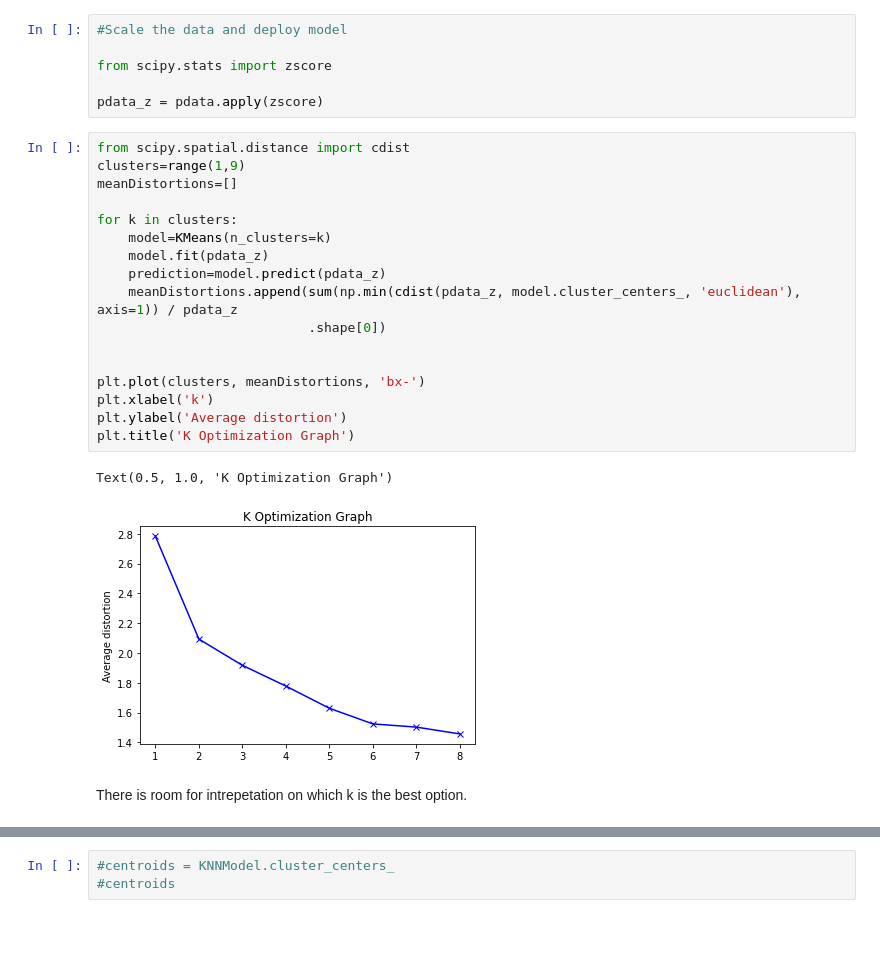
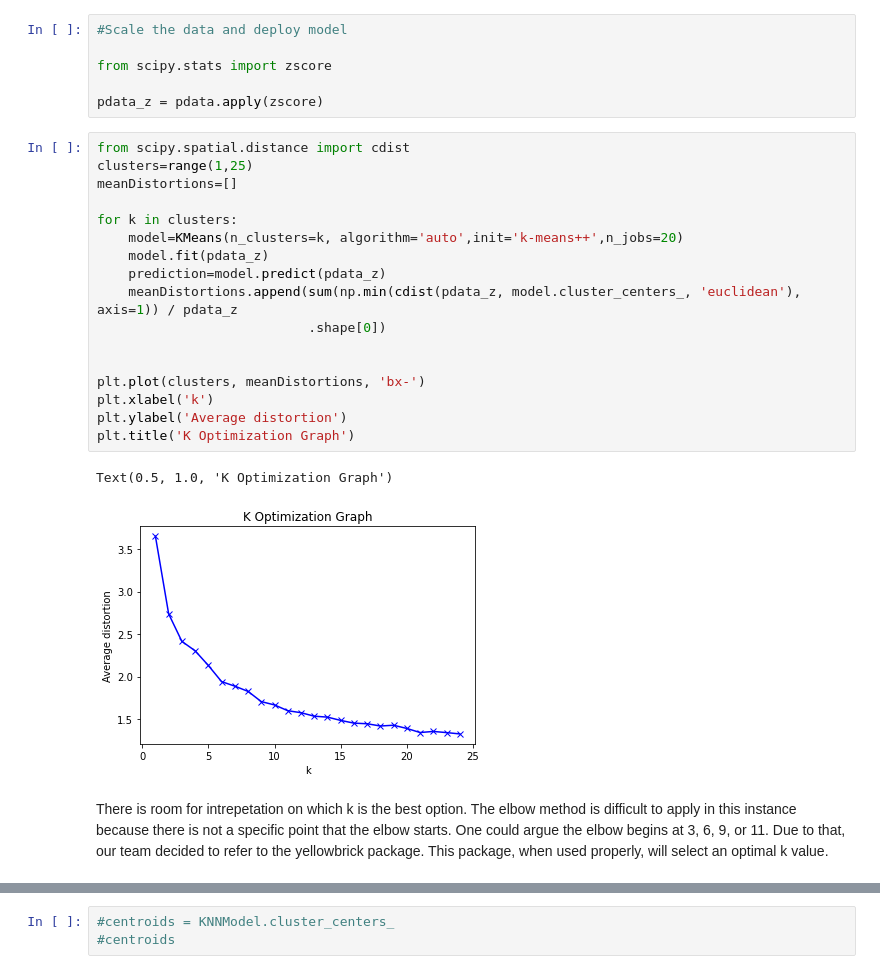
Before and after one commit to allenmiller17/SMU_7331_ML1_Project_1, a Jupyter notebook: Proj3_Harrison_New.ipynb, the cells around one changed output, grey strips where cells are left out. Drawn from its saved outputs; the diff is of its cells as text; blank space fills up the shorter version.

Commit message:
Found Optimal K in Kmeans
k = 6 based on optimal k in yellowbrick package

```diff
--- a/Proj3_Harrison_New.ipynb
+++ b/Proj3_Harrison_New.ipynb
@@ -224,23 +224,23 @@ from scipy.stats import zscore
 pdata_z = pdata.apply(zscore)
 # %%
 from scipy.spatial.distance import cdist
-clusters=range(1,9)
+clusters=range(1,25)
 meanDistortions=[]
 
 for k in clusters:
-    model=KMeans(n_clusters=k)
+    model=KMeans(n_clusters=k, algorithm='auto',init='k-means++',n_jobs=20)
     model.fit(pdata_z)
     prediction=model.predict(pdata_z)
     meanDistortions.append(sum(np.min(cdist(pdata_z, model.cluster_centers_, 'euclidean'), axis=1)) / pdata_z
                            .shape[0])
 
 
 plt.plot(clusters, meanDistortions, 'bx-')
 plt.xlabel('k')
 plt.ylabel('Average distortion')
 plt.title('K Optimization Graph')
 # %% [output]
 Text(0.5, 1.0, 'K Optimization Graph')
-[figure, old version]
+[figure, new version]
-# %% [markdown]
-There is room for intrepetation on which k is the best option.
+# %% [markdown]
+There is room for intrepetation on which k is the best option. The elbow method is difficult to apply in this instance because there is not a specific point that the elbow starts. One could argue the elbow begins at 3, 6, 9, or 11. Due to that, our team decided to refer to the yellowbrick package. This package, when used properly, will select an optimal k value.
```
Also changed, not shown: parts of 8 cells of this notebook.
